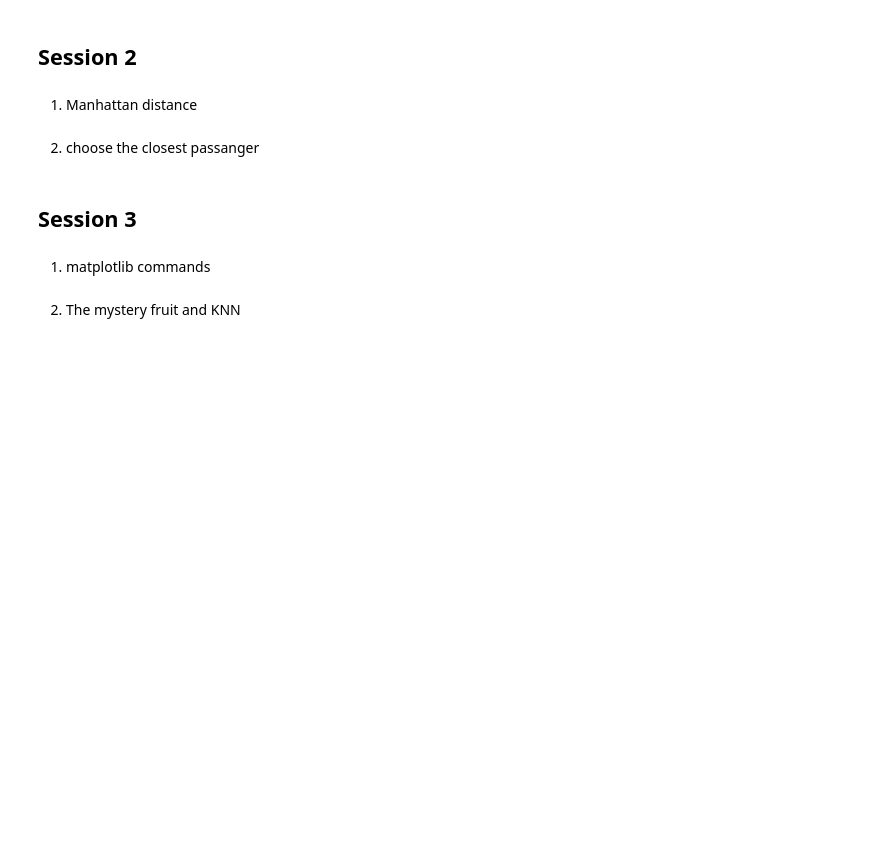
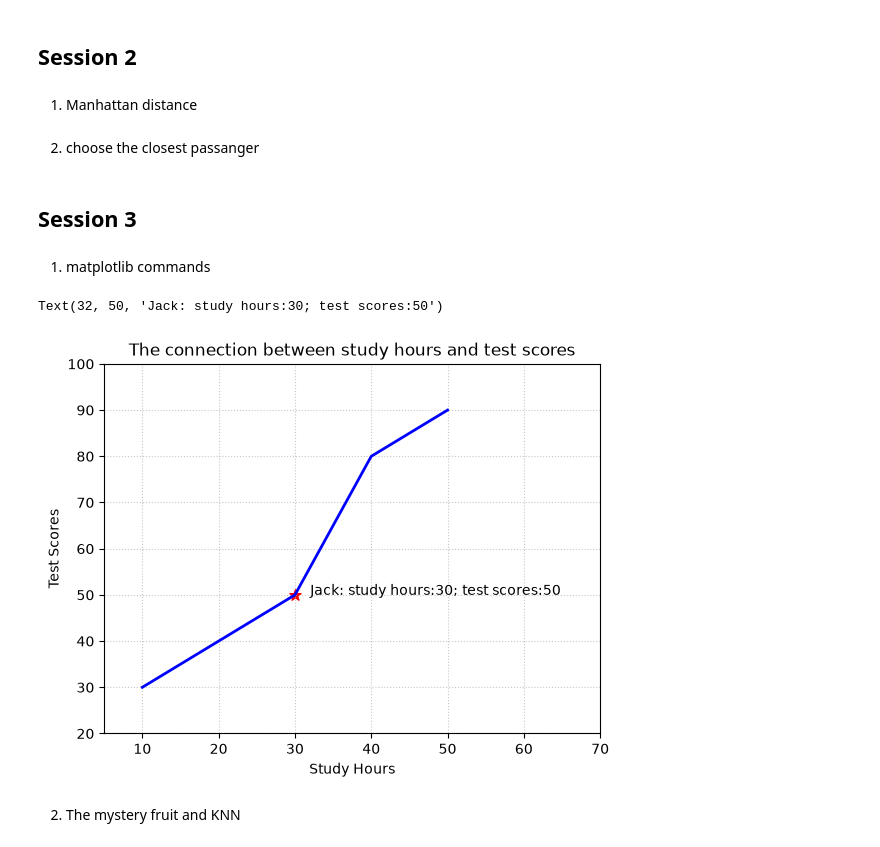
Before and after one commit to mblijian/VS-Code, a Jupyter notebook: Level5/L4211T3_Tue_5mp/L4211T3.ipynb, the cells around one changed output. Drawn from its saved outputs; the diff is of its cells as text; code cells hidden in the pictures; blank space fills up the shorter version.

```diff
--- a/Level5/L4211T3_Tue_5mp/L4211T3.ipynb
+++ b/Level5/L4211T3_Tue_5mp/L4211T3.ipynb
@@ -1601,26 +1625,29 @@ print(f"The nearest passenger is at {nearest_passenger},{shortest_distance} move
 # %%
 # plt.scatter():plt.scatter(x_value,y_value,color = "color",marker = "shape",s = size)
 # plt.title(): plt.title("str")
 # plt.xlim():plt.xlim(int,int)
 # plt.ylim():plt.ylim(int,int)
 # plt.xlabel():plt.xlabel("str")
 # plt.ylabel():plt.ylabel("str")
 # plt.grid():plt.grid(True,linestyle = "linestyle",alpha = transparency)
 # plt.plot():plt.plot(x_value,y_value,color = "color",linestyle,linewidth)
 # plt.text():plt.text(int,int,"str")
 
 
 study_hours = [10,20,30,40,50]
 test_scores = [30,40,50,80,90]
 plt.scatter(30,50,color = "red",marker = "*",s = 70)
 plt.title("The connection between study hours and test scores")
 plt.xlim(5,70)
 plt.ylim(20,100)
 plt.xlabel("Study Hours")
 plt.ylabel("Test Scores")
 plt.grid(True,linestyle = ":",alpha = 0.7)
-plt.plot(study_hours,test_scores,"blue","-",2)
+plt.plot(study_hours,test_scores,color ="blue",linestyle ="-",linewidth =2)
 plt.text(32,50,"Jack: study hours:30; test scores:50")
+# %% [output]
+Text(32, 50, 'Jack: study hours:30; test scores:50')
+[figure, added]
 # %% [markdown]
 2. The mystery fruit and KNN
 # %%
```
Also changed, not shown: parts of 13 cells of this notebook.
